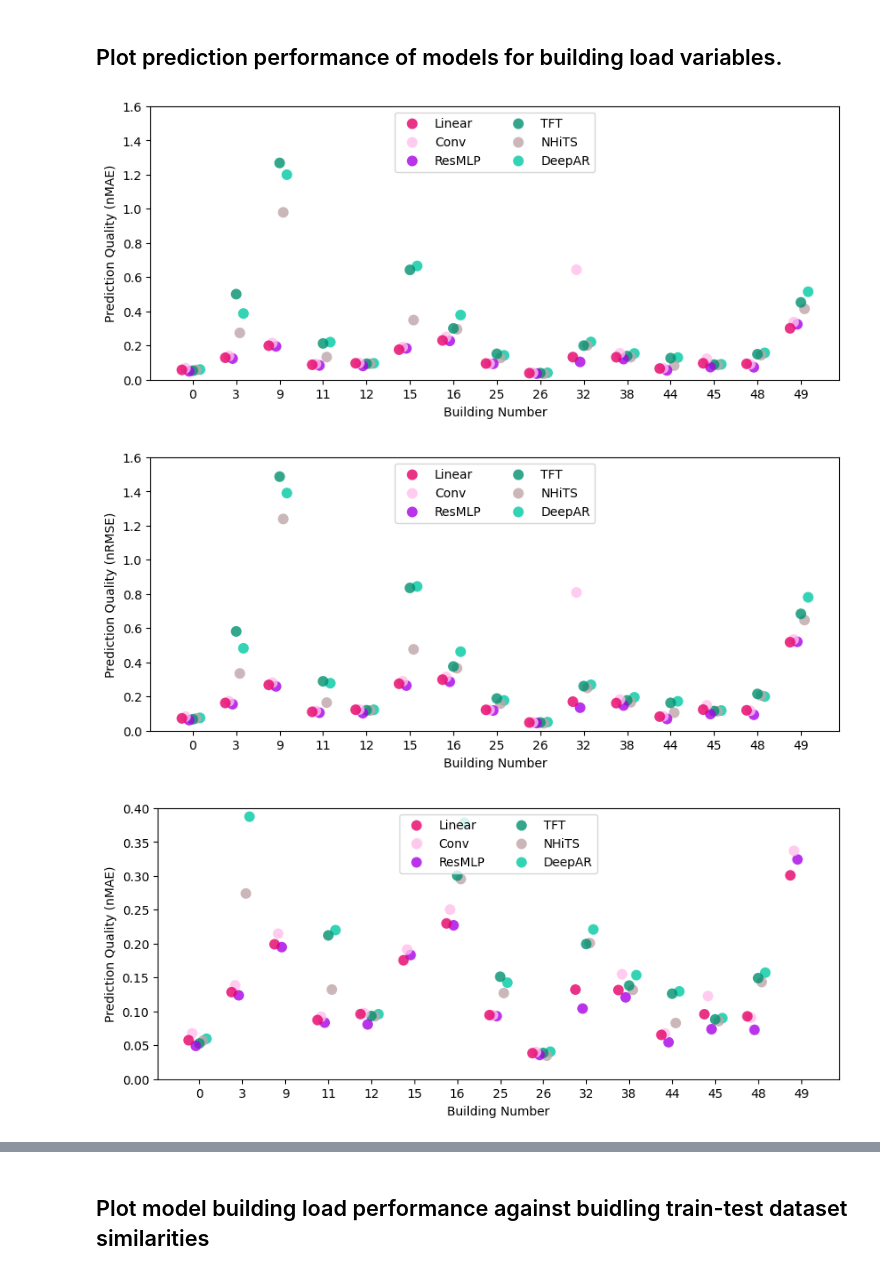
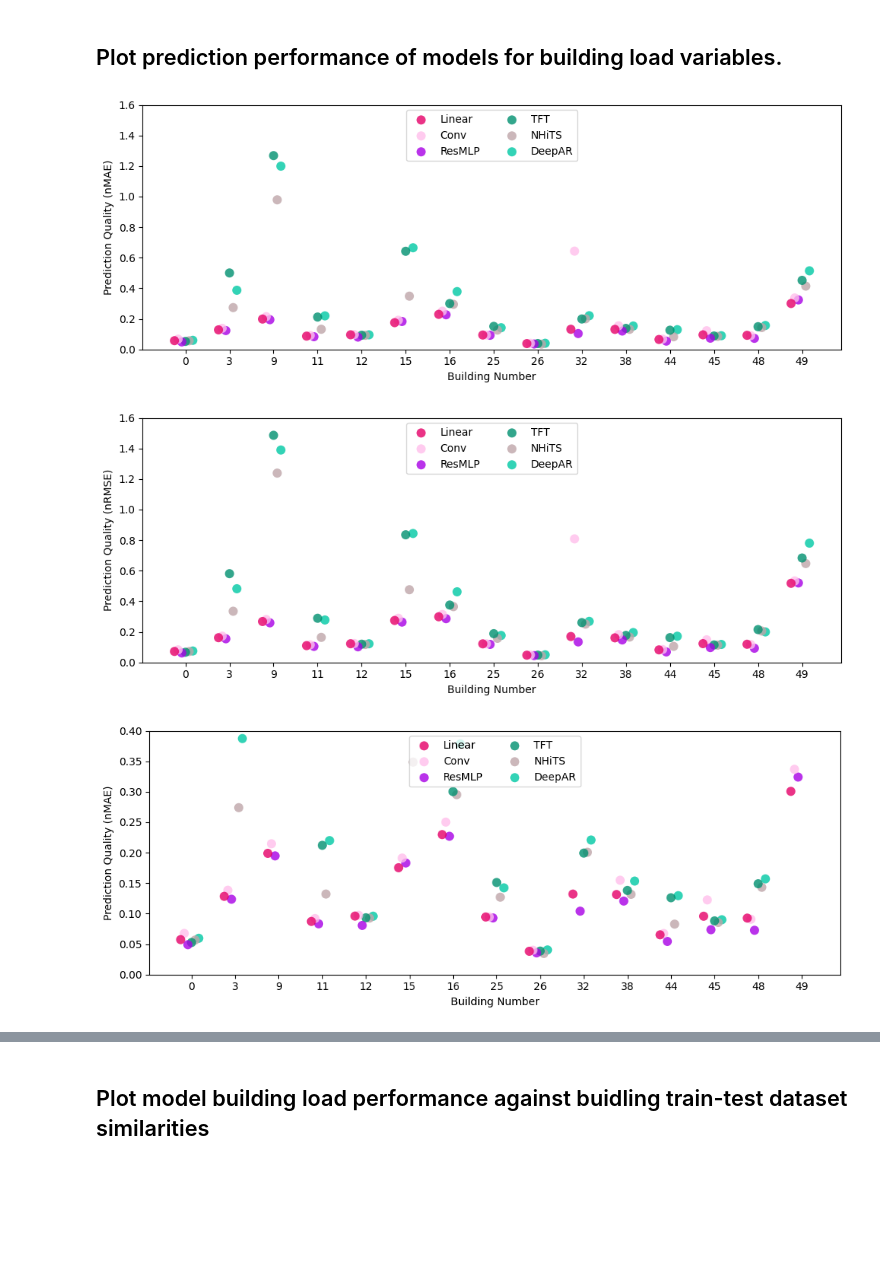
Before and after one commit to EECi/Annex_37, a Jupyter notebook: plots/plot_model_comparisons.ipynb, the cells around one changed output, grey strips where cells are left out. Saved outputs shown, nothing was run; the diff lists cells and outputs as text; code cells hidden in the pictures; blank space fills up the shorter version.

```diff
--- a/plots/plot_model_comparisons.ipynb
+++ b/plots/plot_model_comparisons.ipynb
@@ -59,5 +59,8 @@ for metric, metric_name, ymax in zip(['gmnMAE','gmnRMSE'],['nMAE','nRMSE'],[1.6,
     plt.xlim(-0.5,2.5)
     plt.ylabel(f'Prediction Quality ({metric_name})')
     plt.legend(loc='upper center', bbox_to_anchor=(0.5, 1), ncol=2, fancybox=True)
+    plt.tight_layout()
+    if metric_name == 'nRMSE':
+        fig.savefig('baseline_comparison_PCS_nRMSE.pdf')
     plt.show()
 # %% [output]
@@ -68,22 +71,25 @@ for metric, metric_name, ymax in zip(['gmnMAE','gmnRMSE'],['nMAE','nRMSE'],[1.6,
 # %%
 for ylim in [1.6,0.4]:
     for metric, metric_name in zip(['gmnMAE','gmnRMSE'],['nMAE','nRMSE']):
         fig, ax = plt.subplots(figsize=(10,4))
         for i,model in enumerate(models):
             ax.scatter(
                 [x + ((2*i/len(models) - 1))*xrake for x in range(len(UCam_ids))],
                 comp_results[(comp_results['Model Name']==model) & (comp_results['Metric']==metric)][columns[3:]],
                 label=model_names[i],
                 zorder=len(models)-i,
                 color=eeci_colors[i], alpha=0.8, edgecolors='none',s=75
             )
         plt.xticks(range(len(UCam_ids)),UCam_ids)
         plt.ylim(0,ylim)
         plt.ylabel(f'Prediction Quality ({metric_name})')
         plt.xlabel('Building Number')
         plt.legend(loc='upper center', bbox_to_anchor=(0.5, 1), ncol=2, fancybox=True)
+        plt.tight_layout()
+        if (ylim == 1.6) and (metric_name == 'nRMSE'):
+            fig.savefig('baseline_comparison_load_nRMSE.pdf')
         plt.show()
 # %% [output]
-[figure, old version]
+[figure, new version]
-[figure, old version]
+[figure, new version]
-[figure, old version]
+[figure, new version]
```
Also changed, not shown: parts of 4 cells of this notebook, 6 other files.
